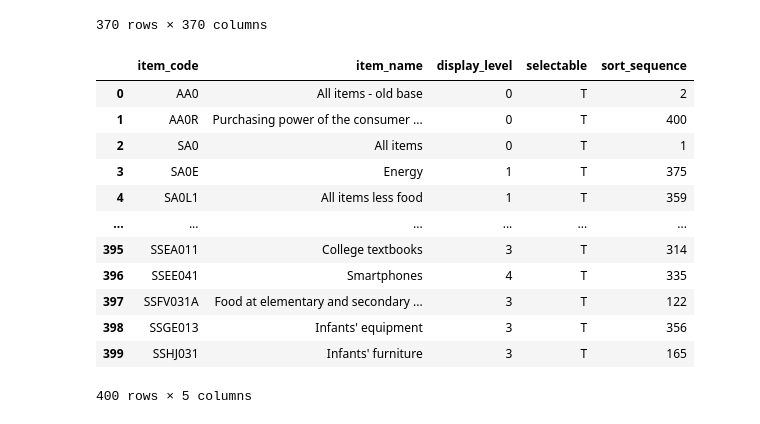
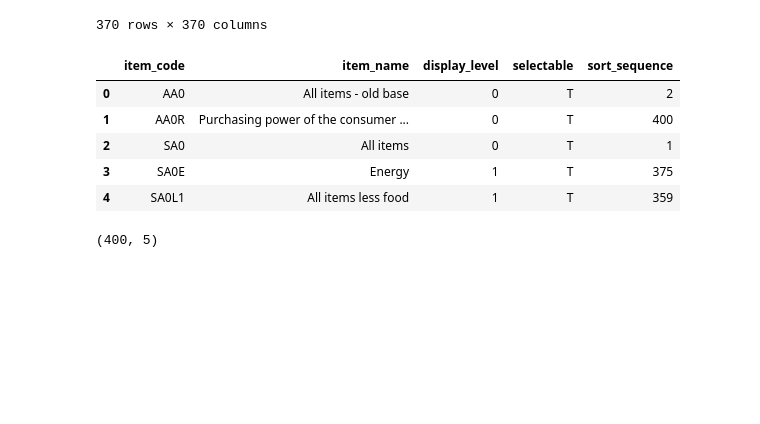
Before and after one commit to ashraful005/DS_ML_Bootcamp, a Jupyter notebook: Day 04/pandas.ipynb, the cells around one changed output. Cells and saved outputs as stored; diff of their text form; code cells hidden in the pictures; blank space fills up the shorter version.

```diff
--- a/Day 04/pandas.ipynb
+++ b/Day 04/pandas.ipynb
@@ -185,18 +185,15 @@ df_mb.corr()
 370 rows × 370 columns
 # %%
 df_url = pd.read_csv("https://download.bls.gov/pub/time.series/cu/cu.item", sep="\t")
-df_url
+df_url.head()
 # %% [output]
 |  | item_code | item_name | display_level | selectable | sort_sequence |
 | 0 | AA0 | All items - old base | 0 | T | 2 |
 | 1 | AA0R | Purchasing power of the consumer ... | 0 | T | 400 |
 | 2 | SA0 | All items | 0 | T | 1 |
 | 3 | SA0E | Energy | 1 | T | 375 |
 | 4 | SA0L1 | All items less food | 1 | T | 359 |
-| ... | ... | ... | ... | ... | ... |
-| 395 | SSEA011 | College textbooks | 3 | T | 314 |
-| 396 | SSEE041 | Smartphones | 4 | T | 335 |
-| 397 | SSFV031A | Food at elementary and secondary ... | 3 | T | 122 |
-| 398 | SSGE013 | Infants' equipment | 3 | T | 356 |
-| 399 | SSHJ031 | Infants' furniture | 3 | T | 165 |
-400 rows × 5 columns
+# %%
+df_url.shape
+# %% [output]
+(400, 5)
```
Also changed, not shown: parts of 2 cells of this notebook, 1 other file.
